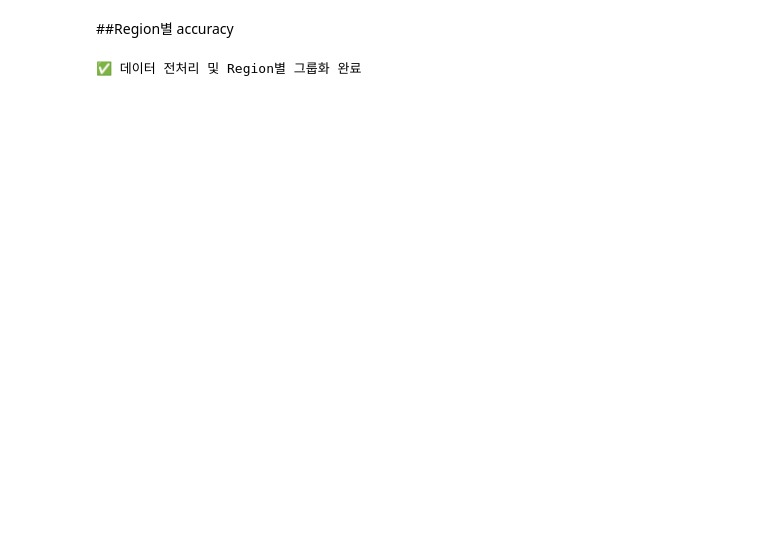
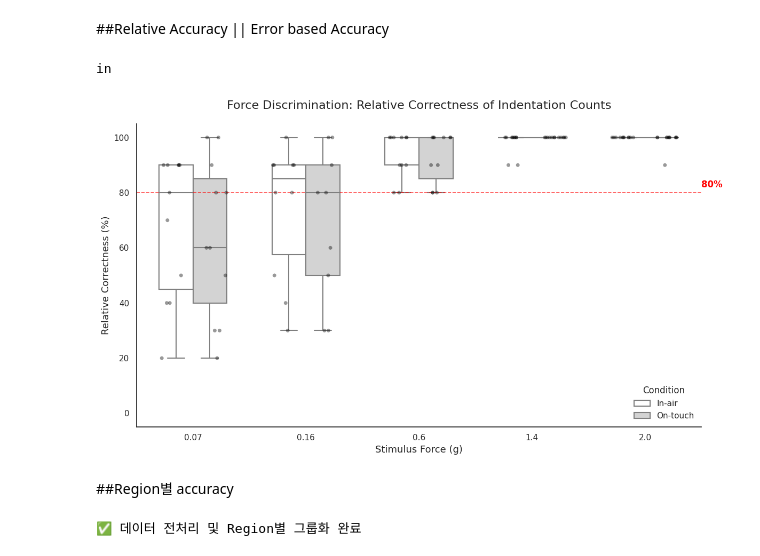
Before and after one commit to kyungeunvoyage/NailFoldExp, a Jupyter notebook: DataAnalysis_2.ipynb, the cells around one changed output. Cells and saved outputs as stored; diff of their text form; code cells hidden in the pictures; blank space fills up the shorter version.

```diff
--- a/DataAnalysis_2.ipynb
+++ b/DataAnalysis_2.ipynb
@@ -118,3 +118,79 @@ A             0.4       0.6
+# %% [markdown]
+##Relative Accuracy || Error based Accuracy
+# %%
+# relative accuracy 정의
+# 응답이 타겟이랑 멀어질수록 점수가 깎이는거임 (최소 0점)
+# 단순 정답의 여부다 아니라 실제 횟수와 응답 횟수가 얼마나 가까운가를 측정함.
+# 오차가 1회 발생할 때마다 10%의 감점이 일어나는 방식
+
+# 데이터 통합
+if data_list:
+    df = pd.concat(data_list, ignore_index=True)
+
+    # 1. Condition 명칭 변경 (Active -> On-touch)
+    df['Condition'] = df['Condition'].replace('Active', 'On-touch')
+
+    # 2. 분석 대상 구역 필터링 (Area A, B, C)
+    df = df[df['Area'].isin(['A', 'B', 'C'])]
+
+    # 3. Force 문자열에서 숫자만 추출 (예: '0.07g' -> 0.07)
+    df['Force_Val'] = df['Force'].str.extract('(\d+\.?\d*)').astype(float)
+
+    print("in")
+else:
+    print("out")
+
+
+def calc_relative_score(row):
+  error = abs(row['Target'] - row['Response'])
+  #100점에서 오차 1회당 10점씩 감점
+  score = 100 - (error *10)
+  return max(0, score)
+# %% [output]
+in
+# %%
+df['Relative_Score'] = df.apply(calc_relative_score, axis=1)
+
+# 3. 시각화 (Box plot + Scatter point)
+plt.figure(figsize=(12, 7))
+sns.set_theme(style="white")
+
+# X축 순서 (Force 강도 순)
+force_order = sorted(df['Force_Val'].unique())
+
+# Box plot (이미지 스타일: 투명/회색 박스)
+ax = sns.boxplot(
+    data=df, x='Force_Val', y='Relative_Score', hue='Condition',
+    palette=['#FFFFFF', '#D3D3D3'], # In-air: White, On-touch: Light Grey
+    linewidth=1.5, fliersize=0, width=0.6, order=force_order
+)
+
+# Scatter point (Strip plot) 겹치기
+sns.stripplot(
+    data=df, x='Force_Val', y='Relative_Score', hue='Condition',
+    dodge=True, palette=['#000000', '#000000'], # 검은색 점
+    alpha=0.4, size=5, jitter=0.2, ax=ax, order=force_order
+)
+
+# 80% 가이드라인 추가
+plt.axhline(80, color='red', linestyle='--', linewidth=1.2, alpha=0.7)
+plt.text(len(force_order)-0.5, 82, '80%', color='red', fontsize=12, fontweight='bold')
+
+# 서식 및 라벨 설정
+plt.title('Force Discrimination: Relative Correctness of Indentation Counts', fontsize=16, pad=20)
+plt.xlabel('Stimulus Force (g)', fontsize=13)
+plt.ylabel('Relative Correctness (%)', fontsize=13)
+plt.ylim(-5, 105)
+
+# 레전드 정리
+handles, labels = ax.get_legend_handles_labels()
+plt.legend(handles[0:2], labels[0:2], title='Condition', frameon=False, loc='lower right')
+
+sns.despine() # 테두리 정리
+plt.tight_layout()
+plt.show()
+# %% [output]
+[figure, added]
 # %% [markdown]
 ##Region별 accuracy
 # %%
```
Also changed, not shown: parts of 7 cells of this notebook.
